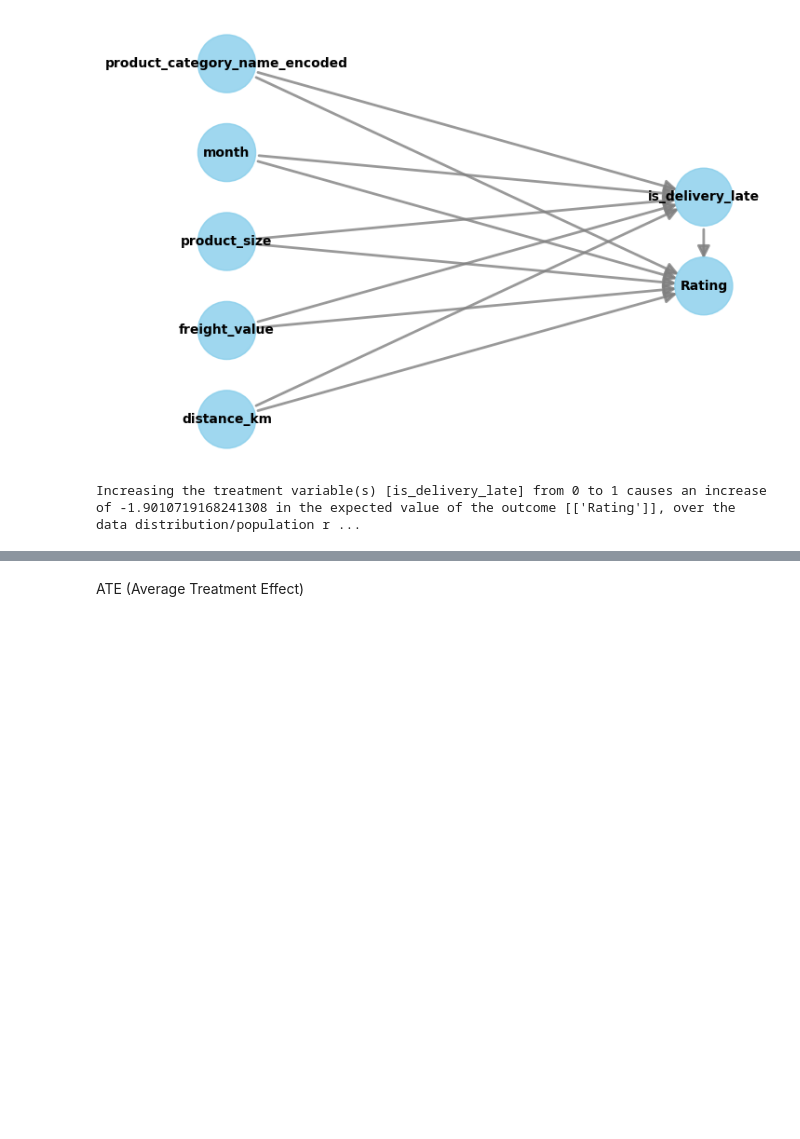
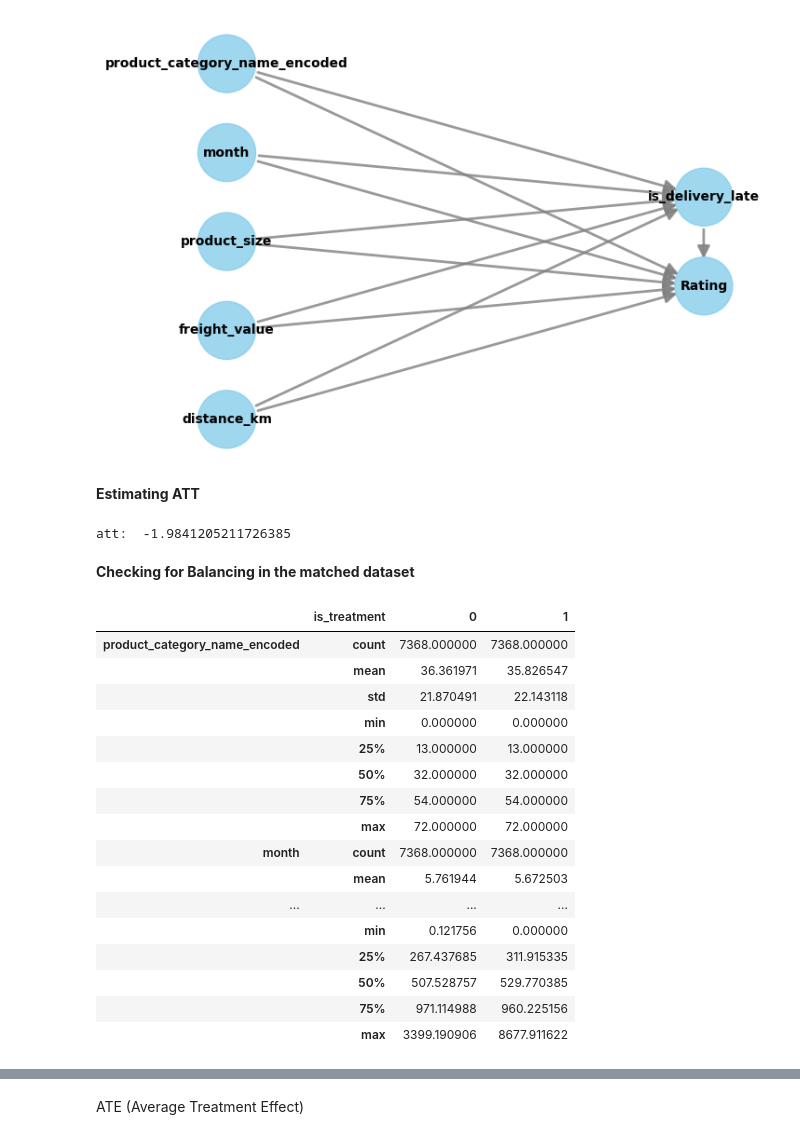
Before and after one commit to menni99/causal-attribution-analysis, a Jupyter notebook: notebooks/model-development.ipynb, the cells around one changed output, grey strips where cells are left out. Saved outputs shown, nothing was run; the diff lists cells and outputs as text; code cells hidden in the pictures; blank space fills up the shorter version.

```diff
--- a/notebooks/model-development.ipynb
+++ b/notebooks/model-development.ipynb
@@ -25,6 +22,23 @@ import pickle
 import warnings
 warnings.filterwarnings("ignore")
 pd.set_option('display.max_columns', None)
+# %%
+def check_for_dataset_balance(control_idx, treatment_idx, estimate_type):
+
+    if estimate_type == 'att':
+        control_df = control.iloc[control_idx][covariates]
+        treatment_df = treated.loc[treatment_idx][covariates]
+        control_df['is_treatment'] = 0
+        treatment_df['is_treatment'] = 1
+        matched_df = pd.concat([control_df, treatment_df])
+        return matched_df.groupby('is_treatment').describe().T
+    elif estimate_type == 'atc':
+        control_df = control.loc[control_idx][covariates]
+        treatment_df = treated.iloc[treatment_idx][covariates]
+        control_df['is_treatment'] = 0
+        treatment_df['is_treatment'] = 1
+        matched_df = pd.concat([control_df, treatment_df])
+        return matched_df.groupby('is_treatment').describe().T
 # %%
 df = pd.read_csv("../data/processed/data.csv")
 df.shape
@@ -92,4 +100,43 @@ with open('../results/models/estimated_effect_po.pkl', 'rb') as f:
-# %%
-loaded_estimate.interpret()
-# %% [output]
-Increasing the treatment variable(s) [is_delivery_late] from 0 to 1 causes an increase of -1.9010719168241308 in the expected value of the outcome [['Rating']], over the data distribution/population r ...
+# %% [markdown]
+**Estimating ATT**
+# %%
+treated = df.loc[df['is_delivery_late'] == 1]
+control = df.loc[df['is_delivery_late'] == 0]
+
+control_neighbors = NearestNeighbors(n_neighbors=1, algorithm="ball_tree").fit(
+    control['propensity_score'].values.reshape(-1, 1)
+)
+distances, indices = control_neighbors.kneighbors(treated['propensity_score'].values.reshape(-1, 1))
+
+att = 0
+outcome_variable = 'Rating'
+treated_outcomes = treated[outcome_variable]
+control_outcomes = list(control.iloc[indices.flatten()][outcome_variable])
+
+att = (treated_outcomes - control_outcomes).mean()
+print("att: ", att)
+# %% [output]
+att:  -1.9841205211726385
+# %% [markdown]
+**Checking for Balancing in the matched dataset**
+# %%
+balance = check_for_dataset_balance(control_idx=indices.flatten() , treatment_idx=treated.index, estimate_type='att')
+balance
+# %% [output]
+|  | is_treatment | 0 | 1 |
+| product_category_name_encoded | count | 7368.000000 | 7368.000000 |
+|  | mean | 36.361971 | 35.826547 |
+|  | std | 21.870491 | 22.143118 |
+|  | min | 0.000000 | 0.000000 |
+|  | 25% | 13.000000 | 13.000000 |
+|  | 50% | 32.000000 | 32.000000 |
+|  | 75% | 54.000000 | 54.000000 |
+|  | max | 72.000000 | 72.000000 |
+| month | count | 7368.000000 | 7368.000000 |
+|  | mean | 5.761944 | 5.672503 |
+| ... | ... | ... | ... |
+|  | min | 0.121756 | 0.000000 |
+|  | 25% | 267.437685 | 311.915335 |
+|  | 50% | 507.528757 | 529.770385 |
+|  | 75% | 971.114988 | 960.225156 |
+|  | max | 3399.190906 | 8677.911622 |
```
Also changed, not shown: parts of 16 cells of this notebook.
